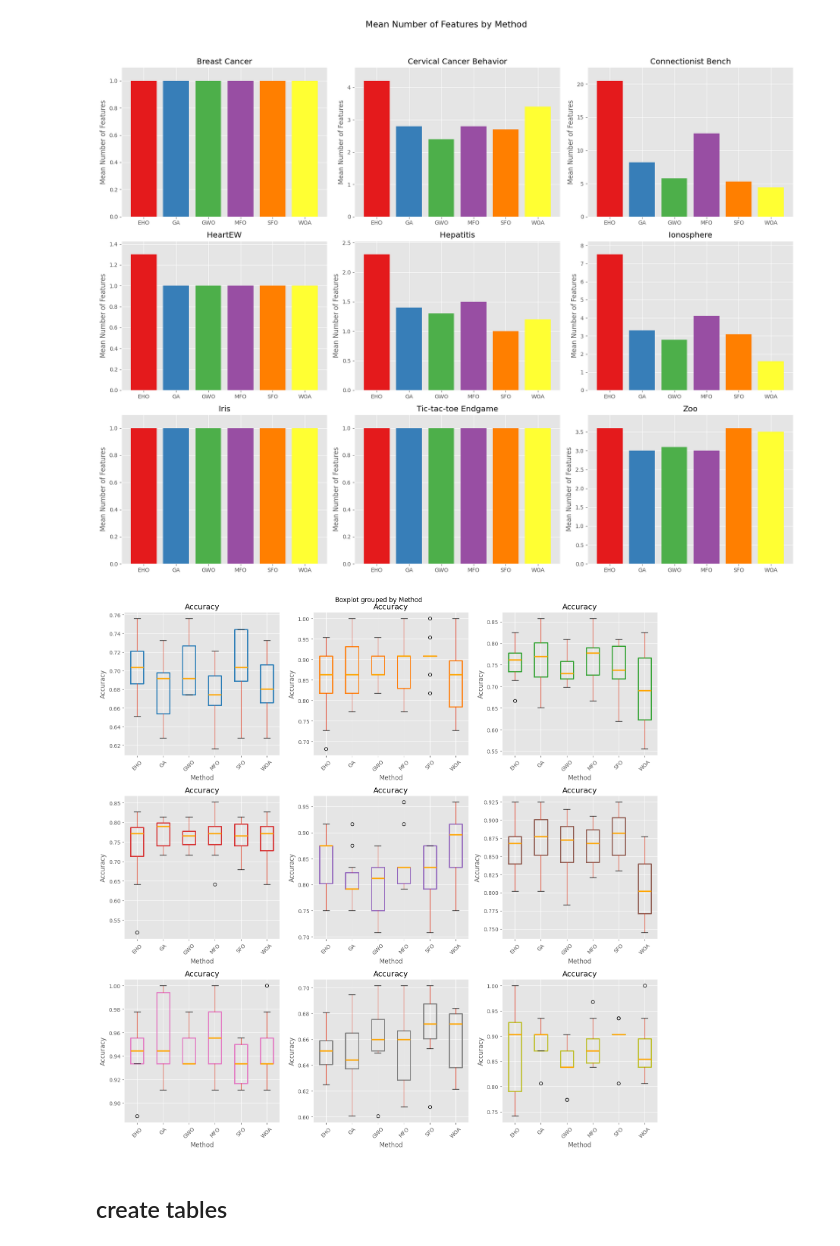
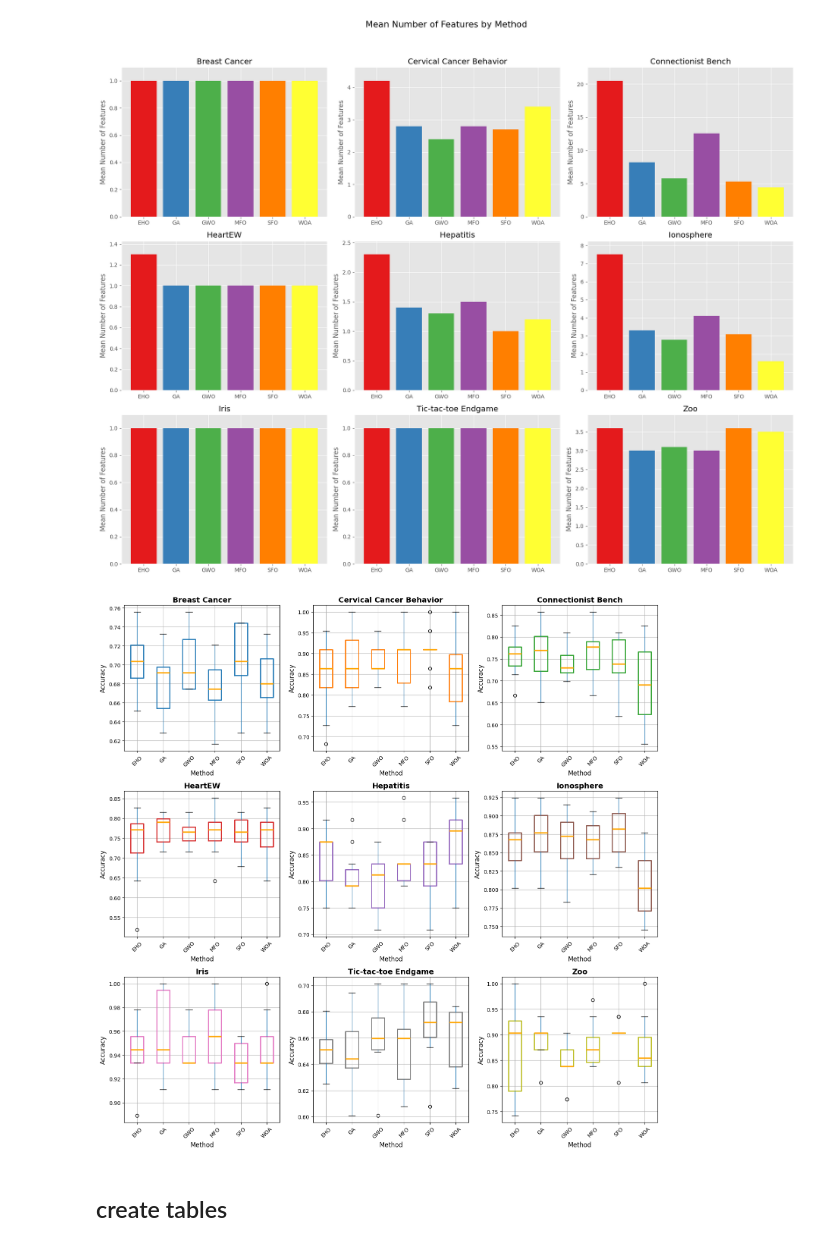
Before and after one commit to hamidzangiabadi/sailfish-optimization-algorithm, a Jupyter notebook: Method.ipynb, the cells around one changed output. Saved outputs shown, nothing was run; the diff lists cells and outputs as text; code cells hidden in the pictures.

Commit message:
fix plot

```diff
--- a/Method.ipynb
+++ b/Method.ipynb
@@ -518,38 +378,44 @@ datasets = [
     {"name": "Breast Cancer", "csvfile": "Breast_cancer_results.csv"},
     {"name": "Cervical Cancer Behavior", "csvfile": "Cervical_cancer_behavior_risk_results.csv"},
     {"name": "Connectionist Bench", "csvfile": "Connectionist_bench_results.csv"},
     {"name": "HeartEW", "csvfile": "HeartEW_results.csv"},
     {"name": "Hepatitis", "csvfile": "Hepatitis_results.csv"},
     {"name": "Ionosphere", "csvfile": "Ionosphere_results.csv"},
     {"name": "Iris", "csvfile": "Iris_results.csv"},
     {"name": "Tic-tac-toe Endgame", "csvfile": "Tic-tac-toe_endgame_results.csv"},
     {"name": "Zoo", "csvfile": "Zoo_results.csv"},
 ]
 
 fig, axes = plt.subplots(nrows=3, ncols=3, figsize=(15, 15))
 fig.subplots_adjust(hspace=0.5)
 axes = axes.flatten()
 
 for i, dataset in enumerate(datasets):
     df = pd.read_csv(f"./results/{dataset['csvfile']}")
     ax = axes[i]
-    ax.set_title(dataset['name'], fontsize=14, fontweight='bold')  # Setting the title with dataset name
+    # Box plot creation with a temporary plot to remove automatic titles
+    df.boxplot(column='Accuracy', by='Method', ax=ax, boxprops=dict(linestyle='-', linewidth=2, color=colors[i % len(colors)]),
+               medianprops=dict(linestyle='-', linewidth=2.5, color='orange'))
+    # Remove the automatic title added by pandas
+    ax.set_title(dataset['name'], fontsize=14, fontweight='bold')
     ax.set_ylabel('Accuracy', fontsize=12)
     ax.set_xlabel('Method', fontsize=12)
-    boxprops = dict(linestyle='-', linewidth=2, color=colors[i % len(colors)])
-    medianprops = dict(linestyle='-', linewidth=2.5, color='orange')
-    df.boxplot(column='Accuracy', by='Method', ax=ax, boxprops=boxprops, medianprops=medianprops)
+    # Remove the automatic subtitle added by pandas
+    if ax.get_legend() is not None:
+        ax.get_legend().remove()
+    ax.get_figure().suptitle('')  # Remove the default subtitle
     ax.tick_params(axis='x', rotation=45)
 
+# Turn off any unused subplots
 for j in range(len(datasets), len(axes)):
     axes[j].axis('off')
 
 plt.tight_layout()
 plt.savefig('mean_number_of_features_by_method.png')
 
 plt.show()
 # %% [output]
-[figure, old version]
+[figure, new version]
 # %% [markdown]
 ## create tables
 # %%
```
Also changed, not shown: parts of 6 cells of this notebook, 2 other files.
